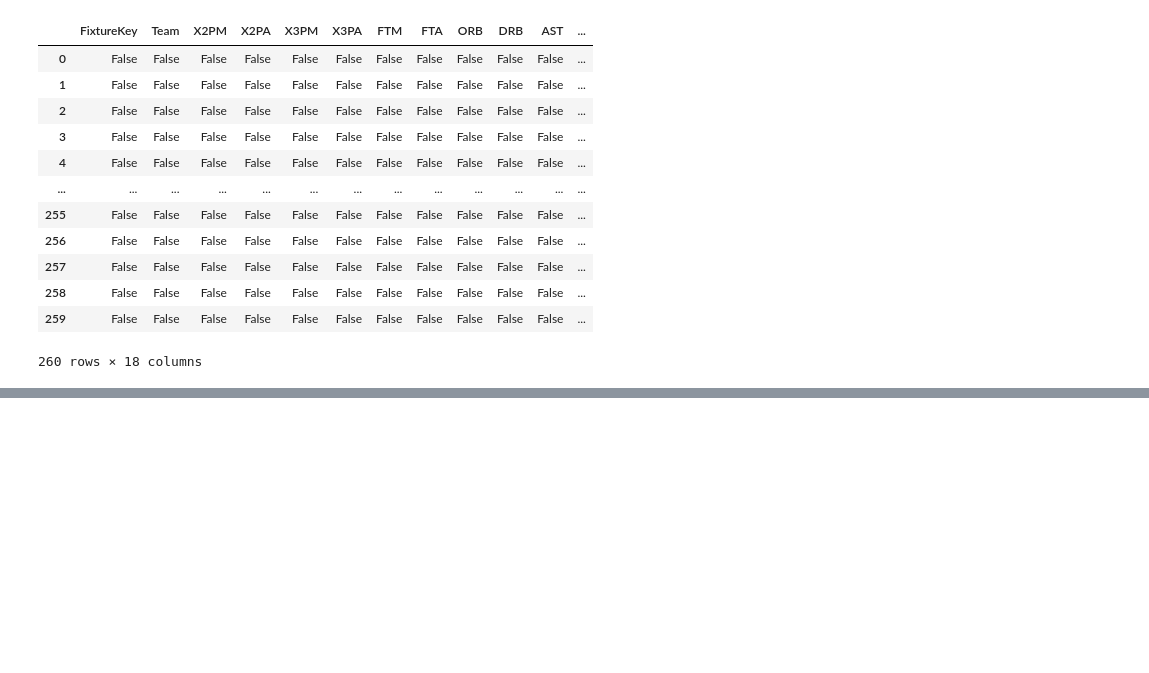
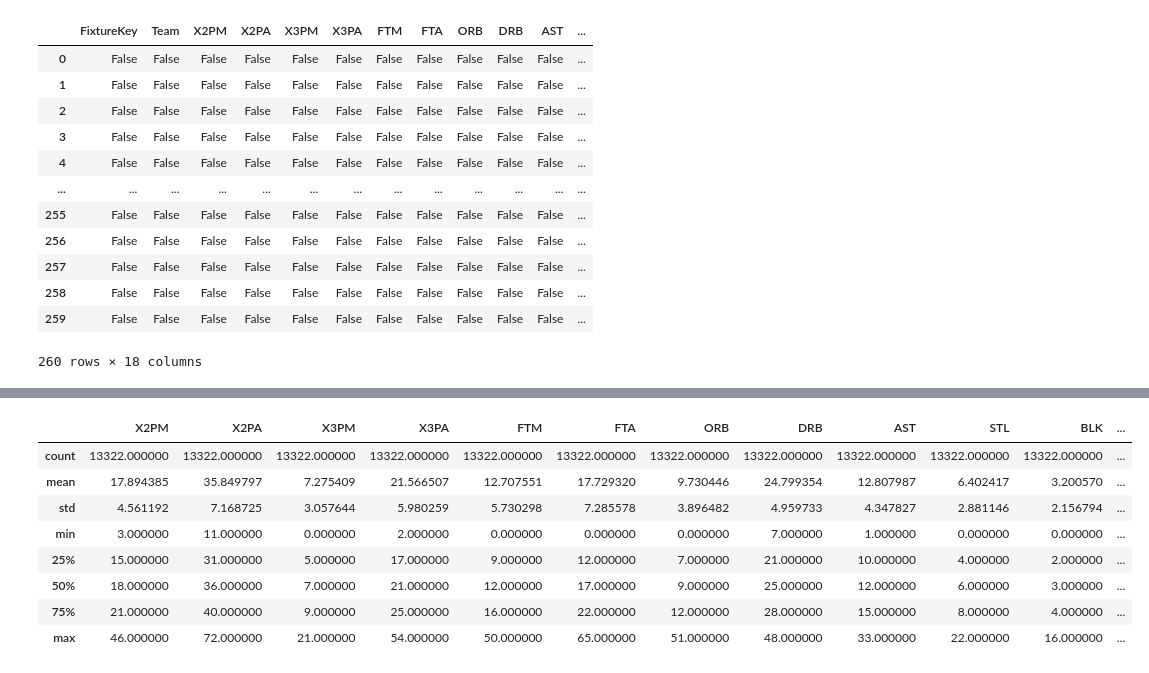
Before and after one commit to PHNX-MOD/Machine_Learning_sport_Model, a Jupyter notebook: main.ipynb, the cells around one changed output, grey strips where cells are left out. Drawn from its saved outputs; the diff is of its cells as text; code cells hidden in the pictures; blank space fills up the shorter version.

```diff
--- a/main.ipynb
+++ b/main.ipynb
@@ -82,0 +78,12 @@ NameError: name 'pd' is not defined
+# %%
+df_box_scores_2.describe()
+# %% [output]
+|  | X2PM | X2PA | X3PM | X3PA | FTM | FTA | ORB | DRB | AST | STL | BLK | ... |
+| count | 13322.000000 | 13322.000000 | 13322.000000 | 13322.000000 | 13322.000000 | 13322.000000 | 13322.000000 | 13322.000000 | 13322.000000 | 13322.000000 | 13322.000000 | ... |
+| mean | 17.894385 | 35.849797 | 7.275409 | 21.566507 | 12.707551 | 17.729320 | 9.730446 | 24.799354 | 12.807987 | 6.402417 | 3.200570 | ... |
+| std | 4.561192 | 7.168725 | 3.057644 | 5.980259 | 5.730298 | 7.285578 | 3.896482 | 4.959733 | 4.347827 | 2.881146 | 2.156794 | ... |
+| min | 3.000000 | 11.000000 | 0.000000 | 2.000000 | 0.000000 | 0.000000 | 0.000000 | 7.000000 | 1.000000 | 0.000000 | 0.000000 | ... |
+| 25% | 15.000000 | 31.000000 | 5.000000 | 17.000000 | 9.000000 | 12.000000 | 7.000000 | 21.000000 | 10.000000 | 4.000000 | 2.000000 | ... |
+| 50% | 18.000000 | 36.000000 | 7.000000 | 21.000000 | 12.000000 | 17.000000 | 9.000000 | 25.000000 | 12.000000 | 6.000000 | 3.000000 | ... |
+| 75% | 21.000000 | 40.000000 | 9.000000 | 25.000000 | 16.000000 | 22.000000 | 12.000000 | 28.000000 | 15.000000 | 8.000000 | 4.000000 | ... |
+| max | 46.000000 | 72.000000 | 21.000000 | 54.000000 | 50.000000 | 65.000000 | 51.000000 | 48.000000 | 33.000000 | 22.000000 | 16.000000 | ... |
```
Also changed, not shown: parts of 3 cells of this notebook.
